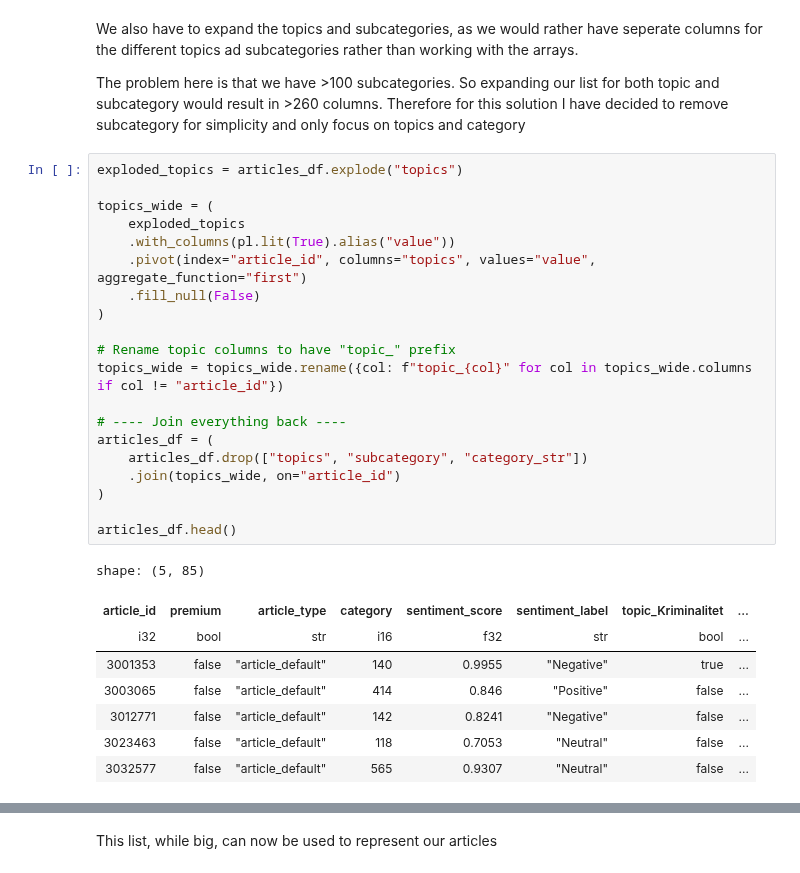
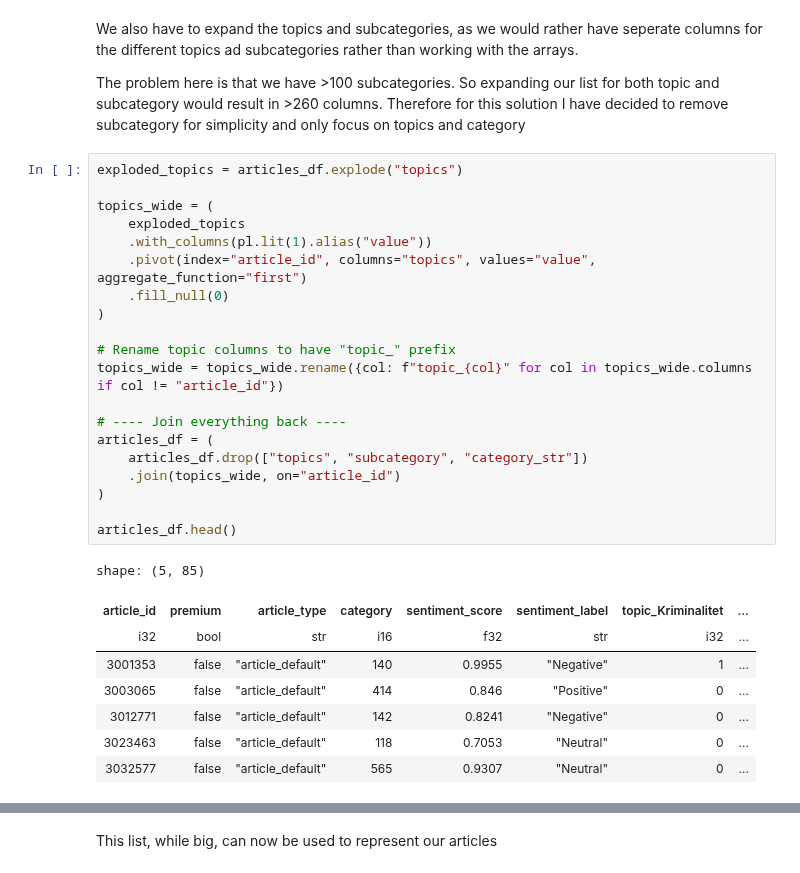
Before and after one commit to PedroPCardonaA/TDT4215_recommender_system, a Jupyter notebook: recommender_system/demostrations/item_based.ipynb, the cells around one changed output, grey strips where cells are left out. Drawn from its saved outputs; the diff is of its cells as text.

```diff
--- a/recommender_system/demostrations/item_based.ipynb
+++ b/recommender_system/demostrations/item_based.ipynb
@@ -265,29 +265,29 @@ The problem here is that we have >100 subcategories. So expanding our list for b
 # %%
 exploded_topics = articles_df.explode("topics")
 
 topics_wide = (
     exploded_topics
-    .with_columns(pl.lit(True).alias("value"))
+    .with_columns(pl.lit(1).alias("value"))
     .pivot(index="article_id", columns="topics", values="value", aggregate_function="first")
-    .fill_null(False)
+    .fill_null(0)
 )
 
 # Rename topic columns to have "topic_" prefix
 topics_wide = topics_wide.rename({col: f"topic_{col}" for col in topics_wide.columns if col != "article_id"})
 
 # ---- Join everything back ----
 articles_df = (
     articles_df.drop(["topics", "subcategory", "category_str"])
     .join(topics_wide, on="article_id")
 )
 
 articles_df.head()
 # %% [output]
 shape: (5, 85)
 | article_id | premium | article_type | category | sentiment_score | sentiment_label | topic_Kriminalitet | ... |
-| i32 | bool | str | i16 | f32 | str | bool | ... |
-| 3001353 | false | "article_default" | 140 | 0.9955 | "Negative" | true | ... |
-| 3003065 | false | "article_default" | 414 | 0.846 | "Positive" | false | ... |
-| 3012771 | false | "article_default" | 142 | 0.8241 | "Negative" | false | ... |
-| 3023463 | false | "article_default" | 118 | 0.7053 | "Neutral" | false | ... |
-| 3032577 | false | "article_default" | 565 | 0.9307 | "Neutral" | false | ... |
+| i32 | bool | str | i16 | f32 | str | i32 | ... |
+| 3001353 | false | "article_default" | 140 | 0.9955 | "Negative" | 1 | ... |
+| 3003065 | false | "article_default" | 414 | 0.846 | "Positive" | 0 | ... |
+| 3012771 | false | "article_default" | 142 | 0.8241 | "Negative" | 0 | ... |
+| 3023463 | false | "article_default" | 118 | 0.7053 | "Neutral" | 0 | ... |
+| 3032577 | false | "article_default" | 565 | 0.9307 | "Neutral" | 0 | ... |
```
Also changed, not shown: parts of 23 cells of this notebook, 1 other file.
